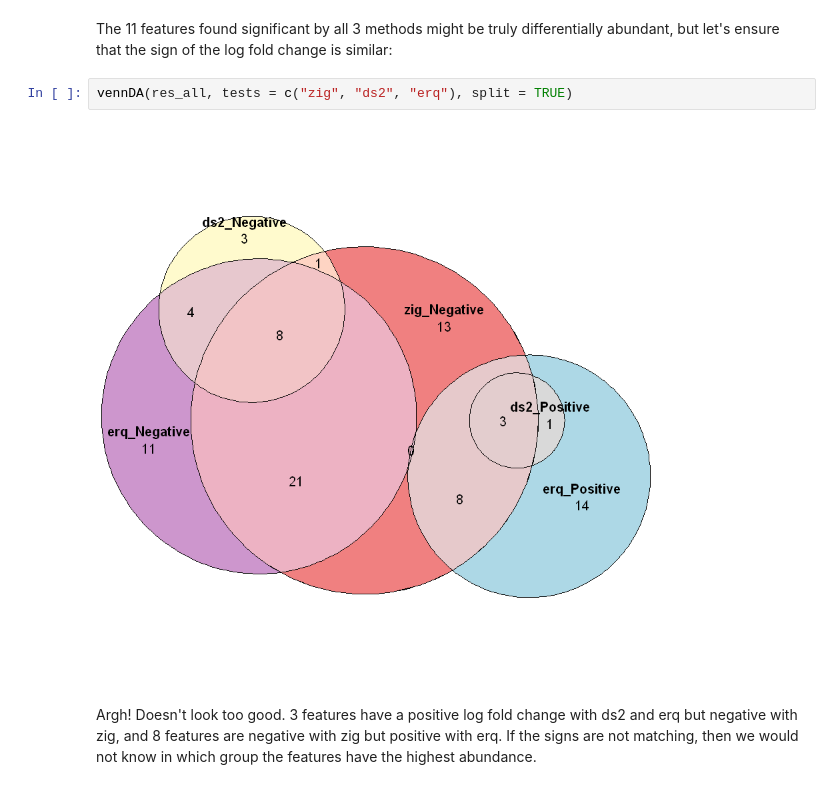
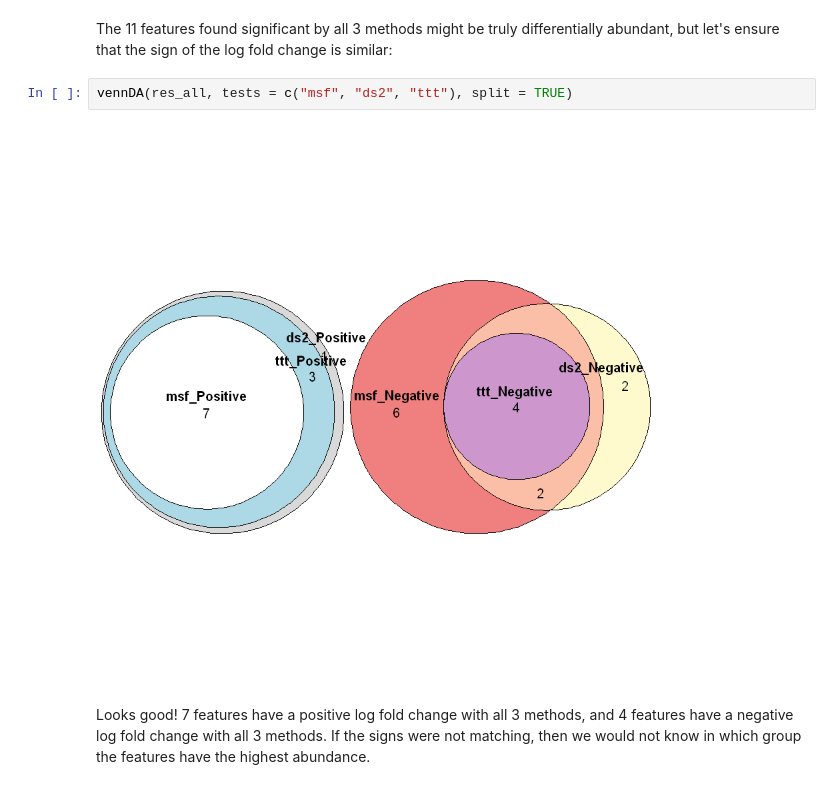
Before and after one commit to microUCPH/amplicon_data_analysis, a Jupyter notebook: ipynb/da2.ipynb, the cells around one changed output. Drawn from its saved outputs; the diff is of its cells as text.

```diff
--- a/ipynb/da2.ipynb
+++ b/ipynb/da2.ipynb
@@ -99,8 +127,8 @@ vennDA(res_all, tests = c("zig", "ds2", "erq"))
 # %% [markdown]
 The 11 features found significant by all 3 methods might be truly differentially abundant, but let's ensure that the sign of the log fold change is similar:
 # %%
-vennDA(res_all, tests = c("zig", "ds2", "erq"), split = TRUE)
+vennDA(res_all, tests = c("msf", "ds2", "ttt"), split = TRUE)
 # %% [output]
-[figure, old version]
+[figure, new version]
 # %% [markdown]
-Argh! Doesn't look too good. 3 features have a positive log fold change with ds2 and erq but negative with zig, and 8 features are negative with zig but positive with erq. If the signs are not matching, then we would not know in which group the features have the highest abundance.
+Looks good! 7 features have a positive log fold change with all 3 methods, and 4 features have a negative  log fold change with all 3 methods. If the signs were not matching, then we would not know in which group the features have the highest abundance.
```
Also changed, not shown: parts of 14 cells of this notebook, 36 other files.
